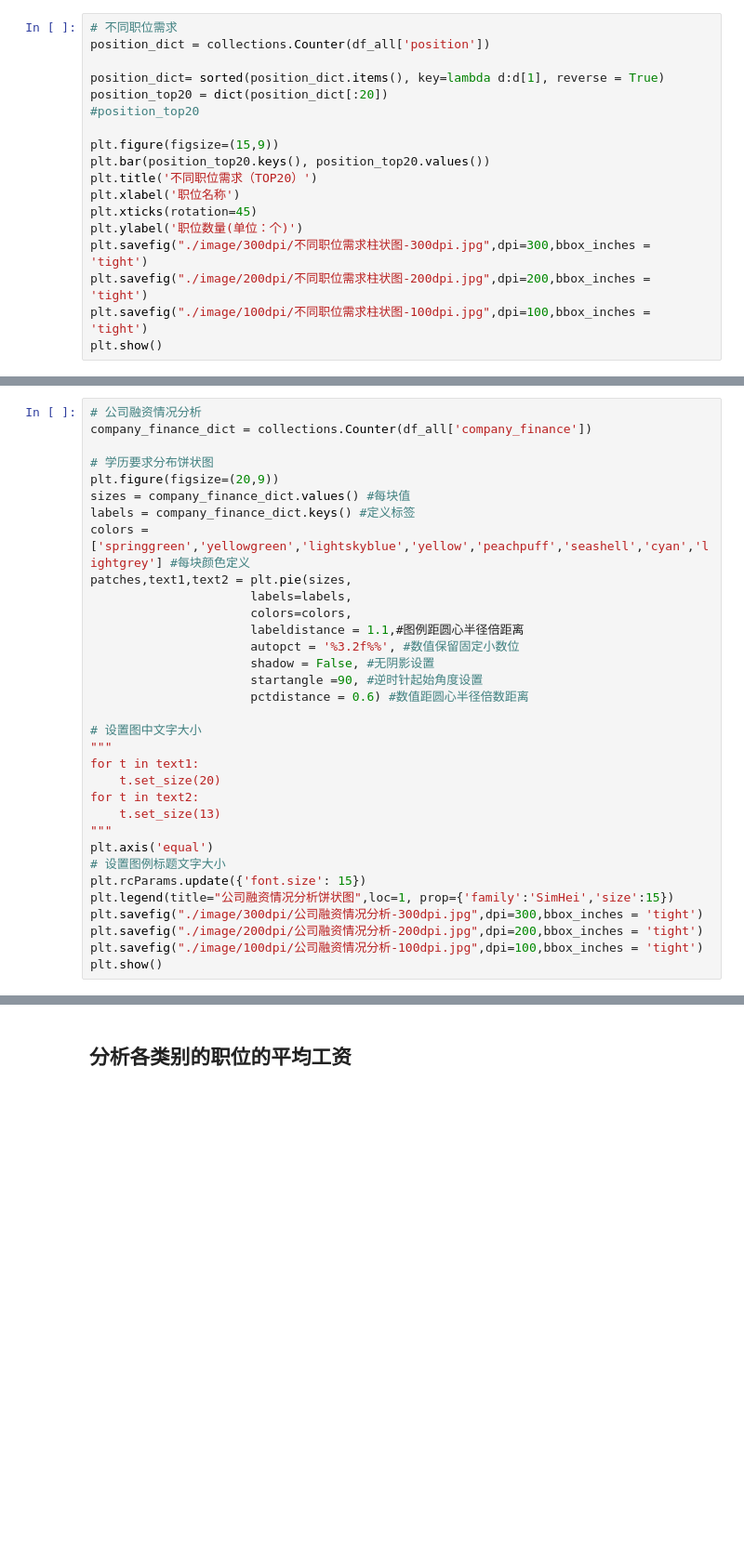
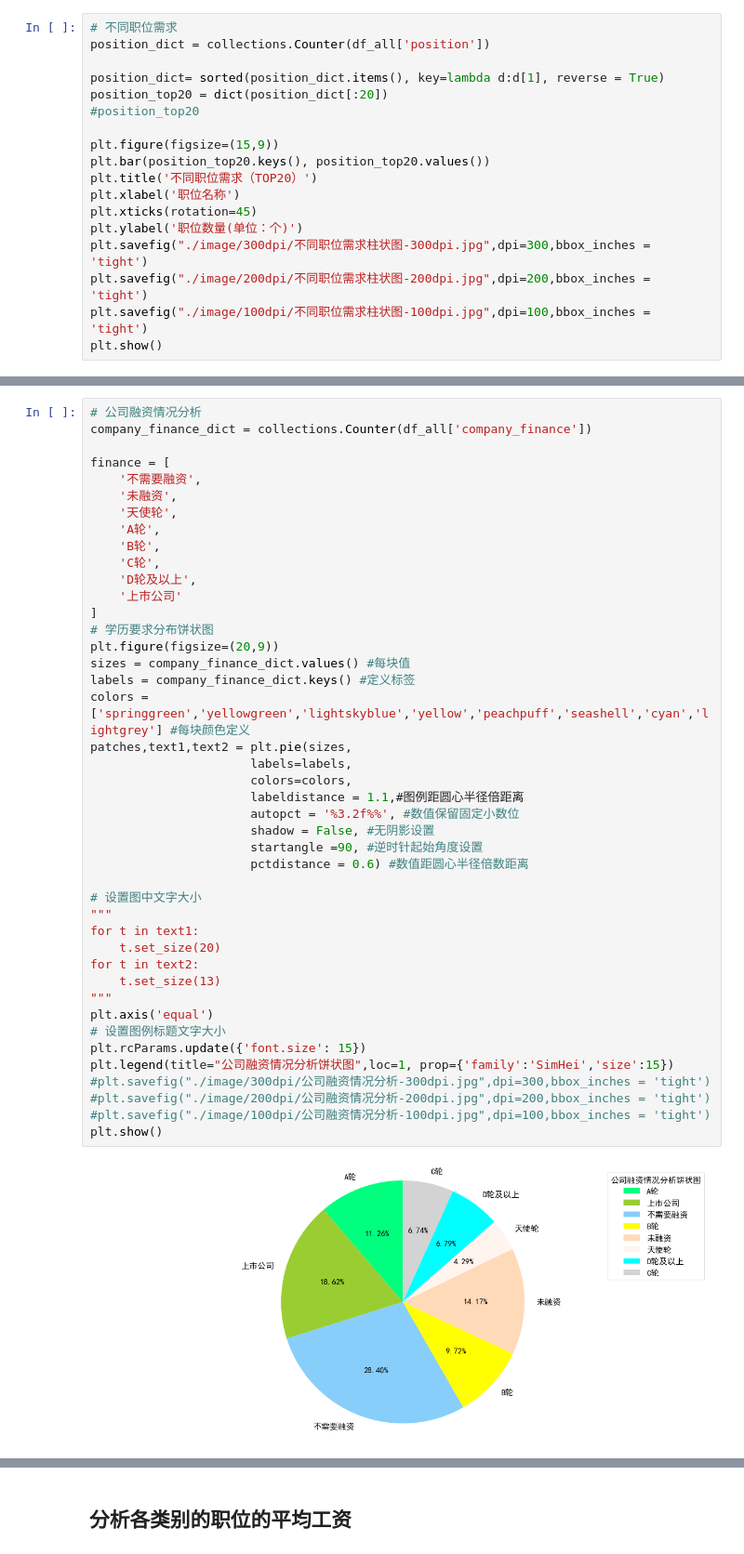
Before and after one commit to Zhangliying12/Data-Mining-and-Analysis-of-Recruitment-Website, a Jupyter notebook: 数据读取+分析/data_analyse.ipynb, the cells around one changed output, grey strips where cells are left out. Shown at 93% size. Saved outputs shown, nothing was run; the diff lists cells and outputs as text; blank space fills up the shorter version.

```diff
--- a/数据读取+分析/data_analyse.ipynb
+++ b/数据读取+分析/data_analyse.ipynb
@@ -262,35 +277,47 @@ plt.show()
 # %%
 # 公司融资情况分析
 company_finance_dict = collections.Counter(df_all['company_finance'])
 
+finance = [
+    '不需要融资',
+    '未融资',
+    '天使轮',
+    'A轮',
+    'B轮',
+    'C轮',
+    'D轮及以上',
+    '上市公司'
+]
 # 学历要求分布饼状图
 plt.figure(figsize=(20,9))
 sizes = company_finance_dict.values() #每块值
 labels = company_finance_dict.keys() #定义标签
 colors = ['springgreen','yellowgreen','lightskyblue','yellow','peachpuff','seashell','cyan','lightgrey'] #每块颜色定义
 patches,text1,text2 = plt.pie(sizes,
                       labels=labels,
                       colors=colors,
                       labeldistance = 1.1,#图例距圆心半径倍距离
                       autopct = '%3.2f%%', #数值保留固定小数位
                       shadow = False, #无阴影设置
                       startangle =90, #逆时针起始角度设置
                       pctdistance = 0.6) #数值距圆心半径倍数距离
 
 # 设置图中文字大小
 """
 for t in text1:
     t.set_size(20)
 for t in text2:
     t.set_size(13)
 """
 plt.axis('equal')
 # 设置图例标题文字大小
 plt.rcParams.update({'font.size': 15})
 plt.legend(title="公司融资情况分析饼状图",loc=1, prop={'family':'SimHei','size':15})
-plt.savefig("./image/300dpi/公司融资情况分析-300dpi.jpg",dpi=300,bbox_inches = 'tight')
-plt.savefig("./image/200dpi/公司融资情况分析-200dpi.jpg",dpi=200,bbox_inches = 'tight')
-plt.savefig("./image/100dpi/公司融资情况分析-100dpi.jpg",dpi=100,bbox_inches = 'tight')
+#plt.savefig("./image/300dpi/公司融资情况分析-300dpi.jpg",dpi=300,bbox_inches = 'tight')
+#plt.savefig("./image/200dpi/公司融资情况分析-200dpi.jpg",dpi=200,bbox_inches = 'tight')
+#plt.savefig("./image/100dpi/公司融资情况分析-100dpi.jpg",dpi=100,bbox_inches = 'tight')
 plt.show()
+# %% [output]
+[figure, added]
 # %%
 # 公司规模统计
```
Also changed, not shown: parts of 16 cells of this notebook, 32 other files.
